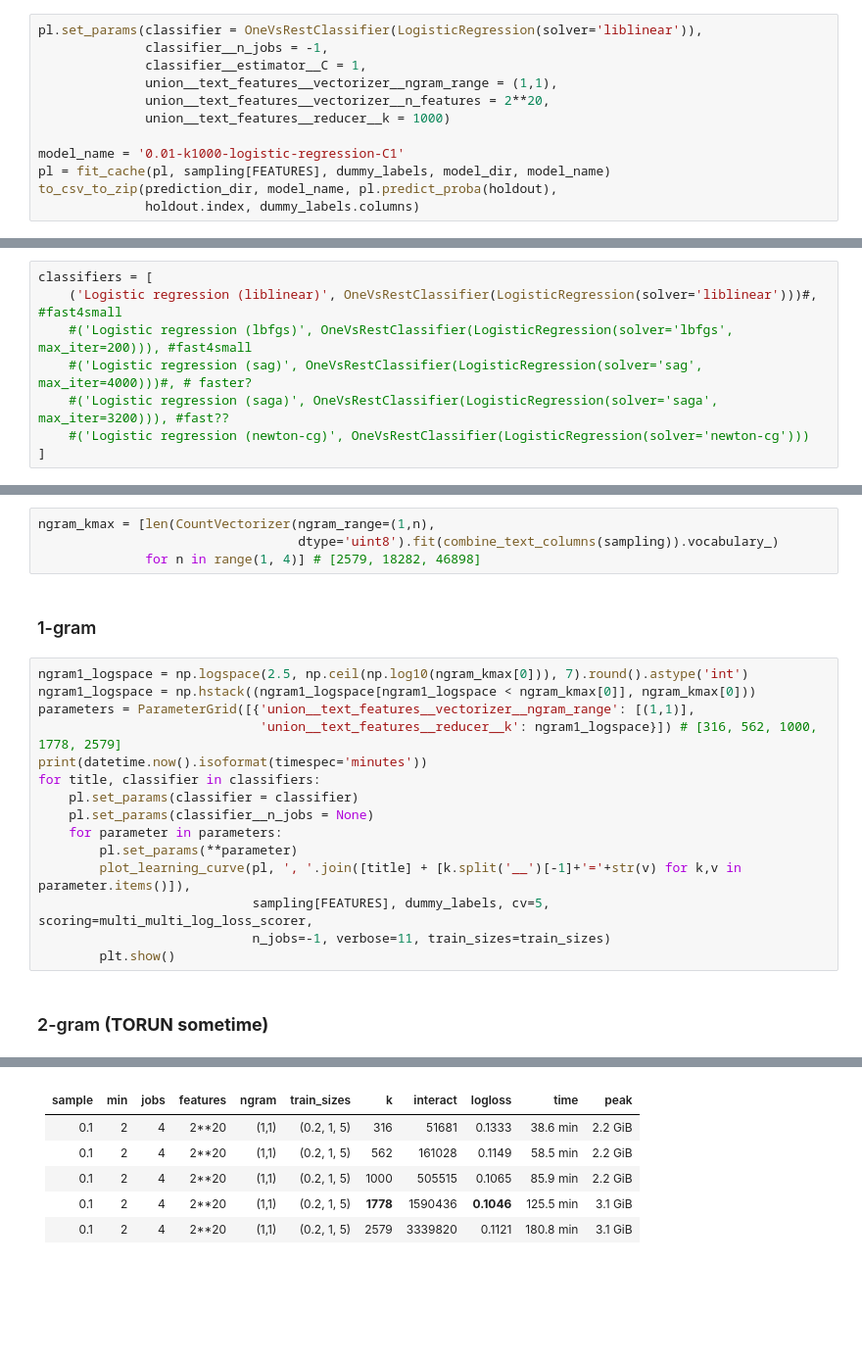
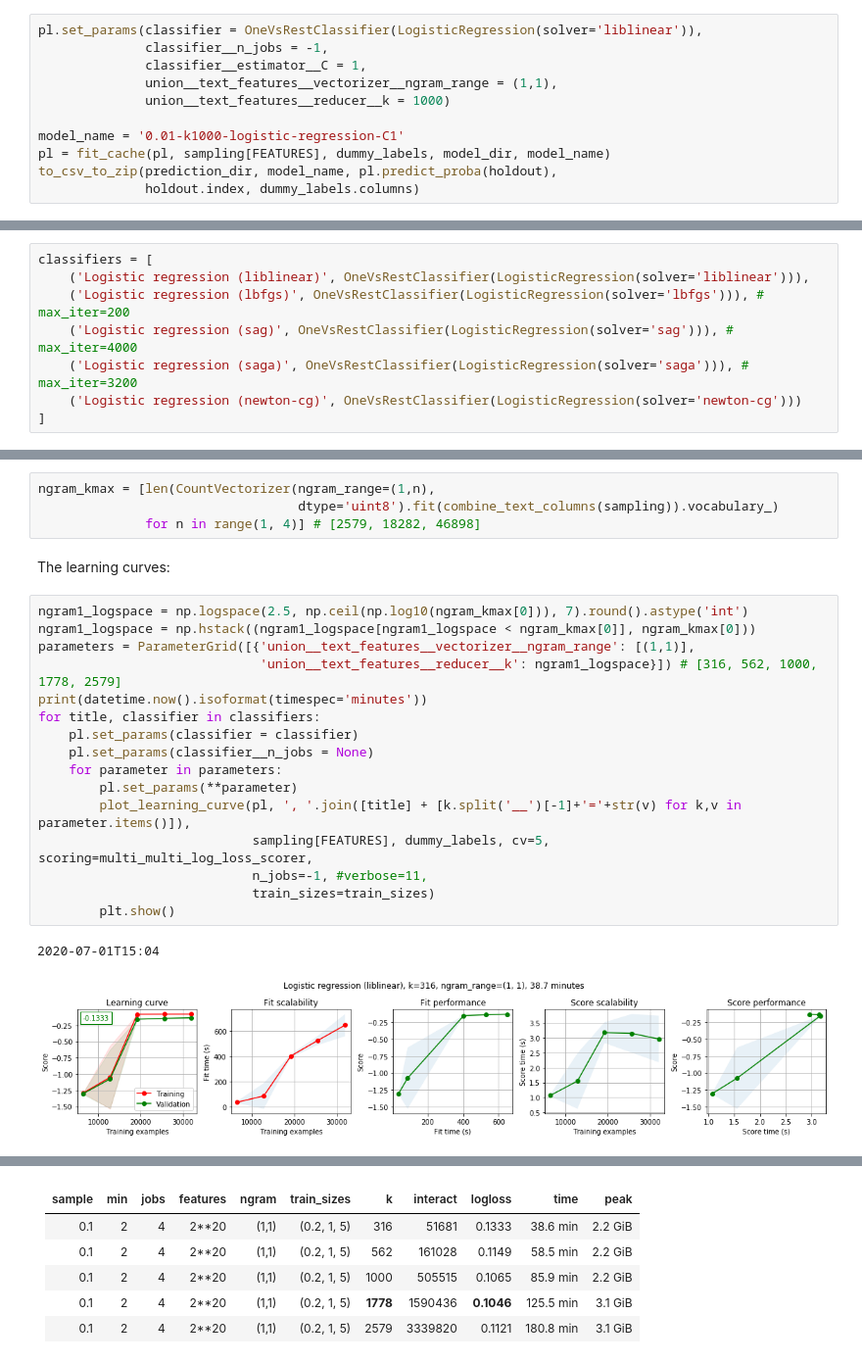
Before and after one commit to mauriciocramos/school-budgets, a Jupyter notebook: notebooks/3-Model development.ipynb, the cells around one changed output, grey strips where cells are left out. Shown at 98% size. Saved outputs shown, nothing was run; the diff lists cells and outputs as text; blank space fills up the shorter version.

Commit message:
added explanations retrain after scikit-learn update

```diff
--- a/notebooks/3-Model development.ipynb
+++ b/notebooks/3-Model development.ipynb
@@ -273,7 +292,6 @@ pl.set_params(classifier = OneVsRestClassifier(LogisticRegression(solver='liblin
               classifier__n_jobs = -1,
               classifier__estimator__C = 1,
               union__text_features__vectorizer__ngram_range = (1,1),
-              union__text_features__vectorizer__n_features = 2**20,
               union__text_features__reducer__k = 1000)
 
 model_name = '0.01-k1000-logistic-regression-C1'
@@ -299,10 +332,10 @@ Test sizes : [1601 3202 4803 6404 8005]
 # %%
 classifiers = [
-    ('Logistic regression (liblinear)', OneVsRestClassifier(LogisticRegression(solver='liblinear')))#, #fast4small
-    #('Logistic regression (lbfgs)', OneVsRestClassifier(LogisticRegression(solver='lbfgs', max_iter=200))), #fast4small
-    #('Logistic regression (sag)', OneVsRestClassifier(LogisticRegression(solver='sag', max_iter=4000)))#, # faster?
-    #('Logistic regression (saga)', OneVsRestClassifier(LogisticRegression(solver='saga', max_iter=3200))), #fast??
-    #('Logistic regression (newton-cg)', OneVsRestClassifier(LogisticRegression(solver='newton-cg')))
+    ('Logistic regression (liblinear)', OneVsRestClassifier(LogisticRegression(solver='liblinear'))),
+    ('Logistic regression (lbfgs)', OneVsRestClassifier(LogisticRegression(solver='lbfgs'))), # max_iter=200
+    ('Logistic regression (sag)', OneVsRestClassifier(LogisticRegression(solver='sag'))), # max_iter=4000
+    ('Logistic regression (saga)', OneVsRestClassifier(LogisticRegression(solver='saga'))), # max_iter=3200
+    ('Logistic regression (newton-cg)', OneVsRestClassifier(LogisticRegression(solver='newton-cg')))
 ]
 # %% [markdown]
 Finding the`k` parameter space limits for each `ngram_range`
@@ -310,22 +343,24 @@ Finding the`k` parameter space limits for each `ngram_range`
 ngram_kmax = [len(CountVectorizer(ngram_range=(1,n),
                                   dtype='uint8').fit(combine_text_columns(sampling)).vocabulary_)
               for n in range(1, 4)] # [2579, 18282, 46898]
-# %% [markdown]
-### 1-gram
+# %% [markdown]
+The learning curves:
 # %%
 ngram1_logspace = np.logspace(2.5, np.ceil(np.log10(ngram_kmax[0])), 7).round().astype('int')
 ngram1_logspace = np.hstack((ngram1_logspace[ngram1_logspace < ngram_kmax[0]], ngram_kmax[0]))
 parameters = ParameterGrid([{'union__text_features__vectorizer__ngram_range': [(1,1)],
                              'union__text_features__reducer__k': ngram1_logspace}]) # [316, 562, 1000, 1778, 2579]
 print(datetime.now().isoformat(timespec='minutes'))
 for title, classifier in classifiers:
     pl.set_params(classifier = classifier)
     pl.set_params(classifier__n_jobs = None)
     for parameter in parameters:
         pl.set_params(**parameter)
         plot_learning_curve(pl, ', '.join([title] + [k.split('__')[-1]+'='+str(v) for k,v in parameter.items()]),
                             sampling[FEATURES], dummy_labels, cv=5, scoring=multi_multi_log_loss_scorer,
-                            n_jobs=-1, verbose=11, train_sizes=train_sizes)
+                            n_jobs=-1, #verbose=11,
+                            train_sizes=train_sizes)
         plt.show()
+# %% [output]
+2020-07-01T15:04
+[figure, added]
-# %% [markdown]
-### 2-gram **(TORUN sometime)**
```
Also changed, not shown: parts of 27 cells of this notebook, 1 other file.
